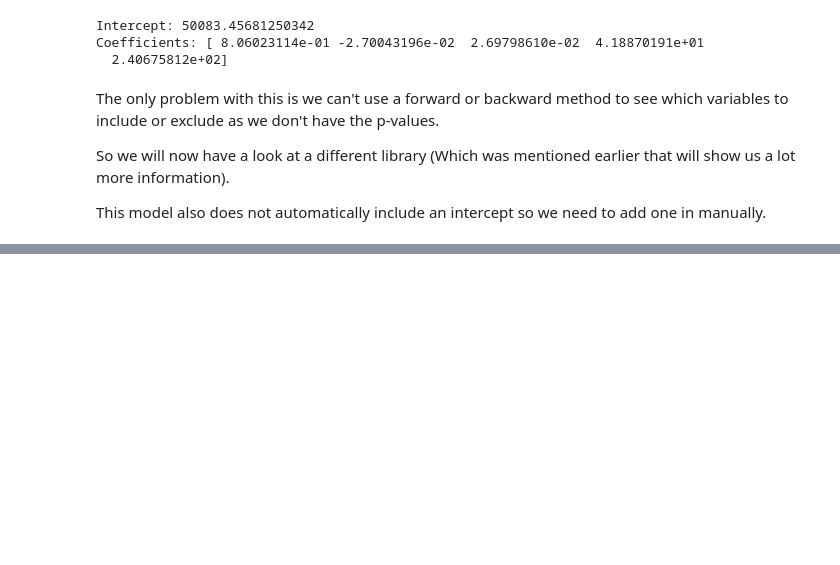
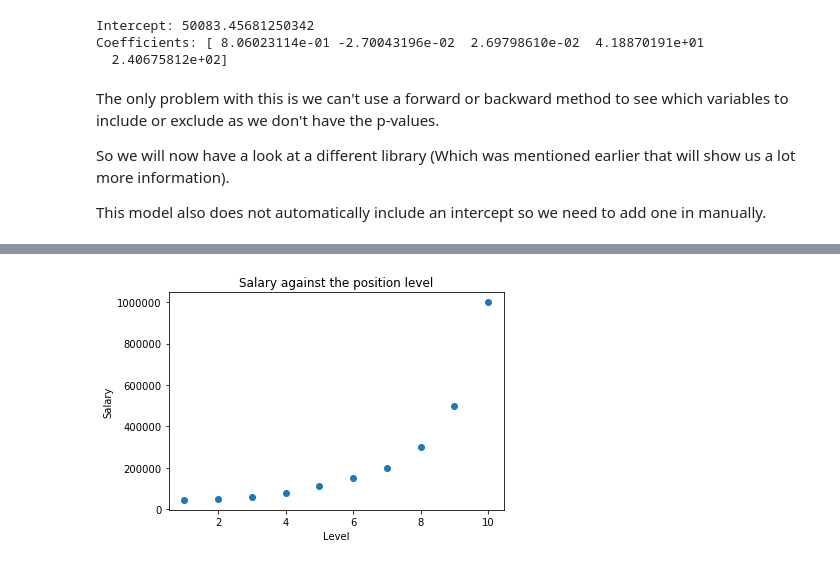
Before and after one commit to Poissonza/Python-Tutorial-Notes, a Jupyter notebook: 2 SKLearn Machine Learning.ipynb, the cells around one changed output, grey strips where cells are left out. Drawn from its saved outputs; the diff is of its cells as text; code cells hidden in the pictures; blank space fills up the shorter version.

```diff
--- a/2 SKLearn Machine Learning.ipynb
+++ b/2 SKLearn Machine Learning.ipynb
@@ -170,0 +192,9 @@ From this point we can keep reruning the models until we have removed all of the
+# %%
+dataset = pd.read_csv('data\Position_Salaries.csv')
+plt.scatter(dataset.loc[:,'Level'],dataset.loc[:,'Salary'])
+plt.xlabel("Level")
+plt.ylabel("Salary")
+plt.title("Salary against the position level")
+plt.show()
+# %% [output]
+[figure, added]
```
Also changed, not shown: parts of 21 cells of this notebook, 1 other file.
